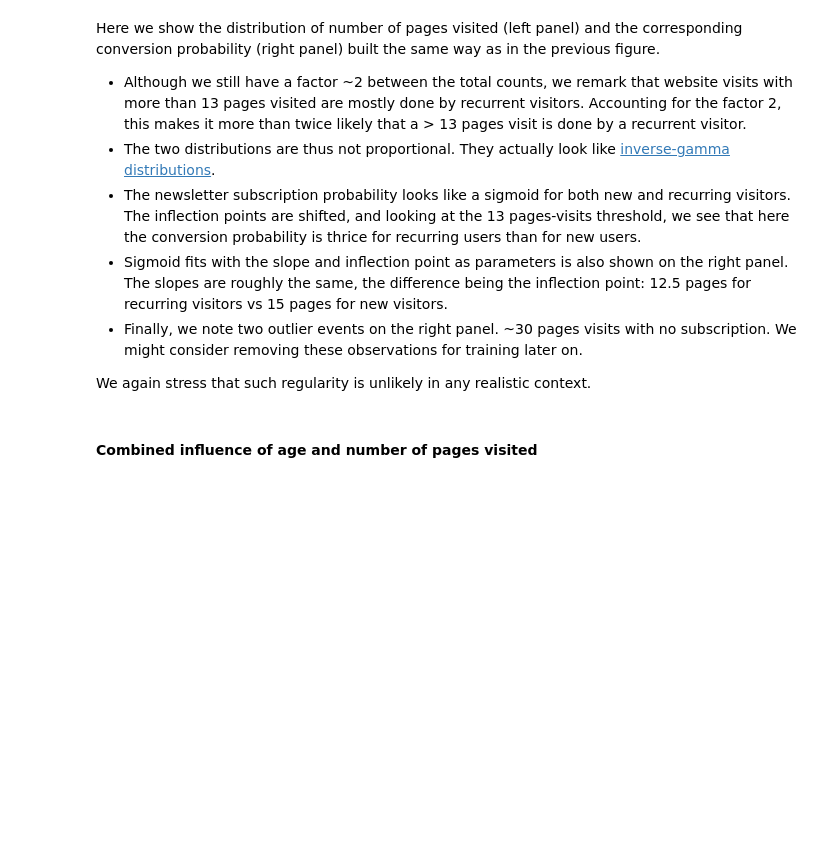
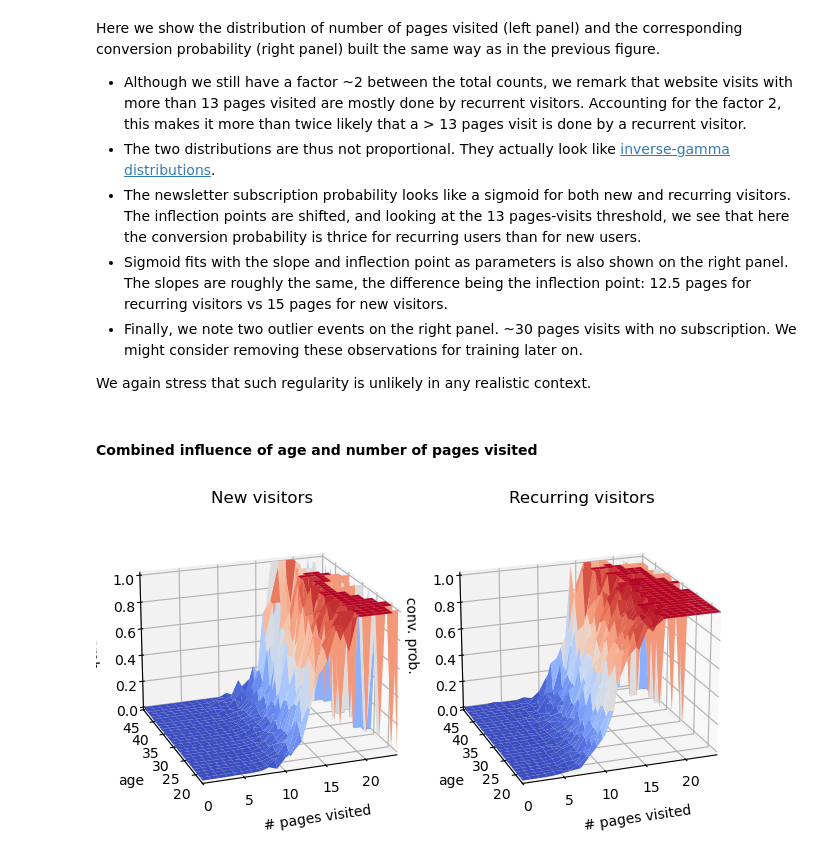
Before and after one commit to netesf13d/jedha-projects, a Jupyter notebook: 03-Machine_Learning/Conversion_rate_challenge/Conversion_rate_challenge.ipynb, the cells around one changed output. Cells and saved outputs as stored; diff of their text form; code cells hidden in the pictures; blank space fills up the shorter version.

```diff
--- a/03-Machine_Learning/Conversion_rate_challenge/Conversion_rate_challenge.ipynb
+++ b/03-Machine_Learning/Conversion_rate_challenge/Conversion_rate_challenge.ipynb
@@ -394,0 +425,40 @@ We again stress that such regularity is unlikely in any realistic context.
+# %%
+x, y = np.meshgrid(np.arange(25), np.arange(17, 46))
+
+fig4, axs4 = plt.subplots(
+    nrows=1, ncols=2,
+    gridspec_kw={'left':0.1, 'right': 0.95, 'top': 0.9, 'bottom': 0.1},
+    subplot_kw=dict(projection='3d'),
+    layout='constrained')
+
+# new visitors
+axs4[0].view_init(elev=20, azim=-110)
+surf = axs4[0].plot_surface(
+    x, y, pconv_new[17:46, :25], rstride=1, cstride=1, cmap='coolwarm',
+    linewidth=0, antialiased=True, shade=False)
+
+axs4[0].set_xlim(0, 24)
+axs4[0].set_ylim(17, 45)
+axs4[0].tick_params(pad=0)
+axs4[0].set_title('New visitors')
+axs4[0].set_xlabel('# pages visited')
+axs4[0].set_ylabel('age')
+axs4[0].set_zlabel('conv. prob.')
+
+# recurring visitors
+axs4[1].view_init(elev=20, azim=-110)
+surf = axs4[1].plot_surface(
+    x, y, pconv_rec[17:46, :25], rstride=1, cstride=1, cmap='coolwarm',
+    linewidth=0, antialiased=True, shade=False)
+
+axs4[1].set_xlim(0, 24)
+axs4[1].set_ylim(17, 45)
+axs4[1].tick_params(pad=0)
+axs4[1].set_title('Recurring visitors')
+axs4[1].set_xlabel('# pages visited')
+axs4[1].set_ylabel('age')
+axs4[1].set_zlabel('conv. prob.')
+
+plt.show()
+# %% [output]
+[figure, added]
```
Also changed, not shown: parts of 4 cells of this notebook, 1 other file.
